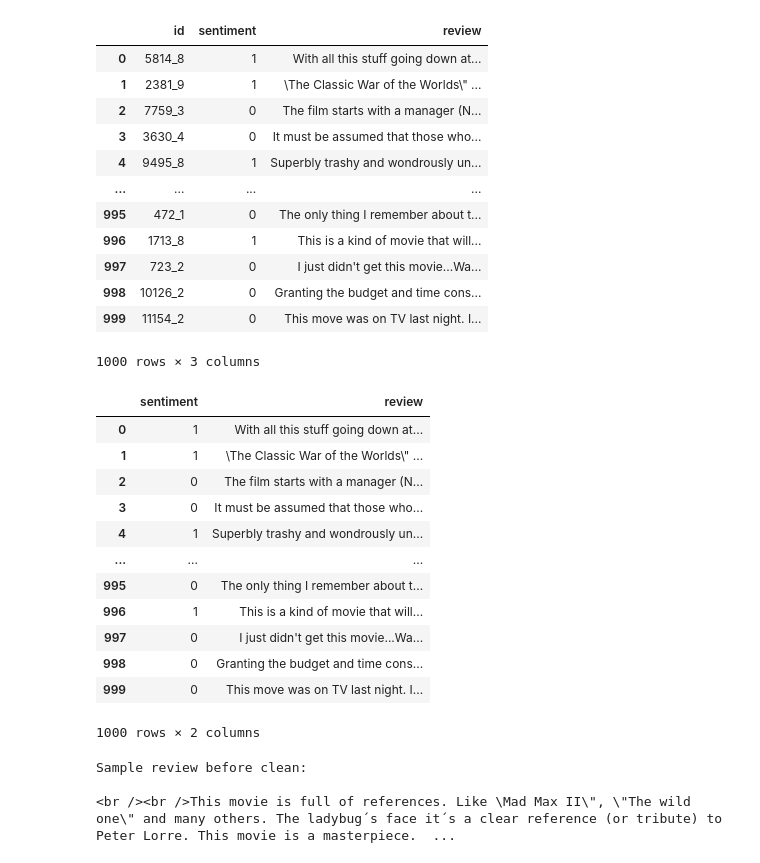
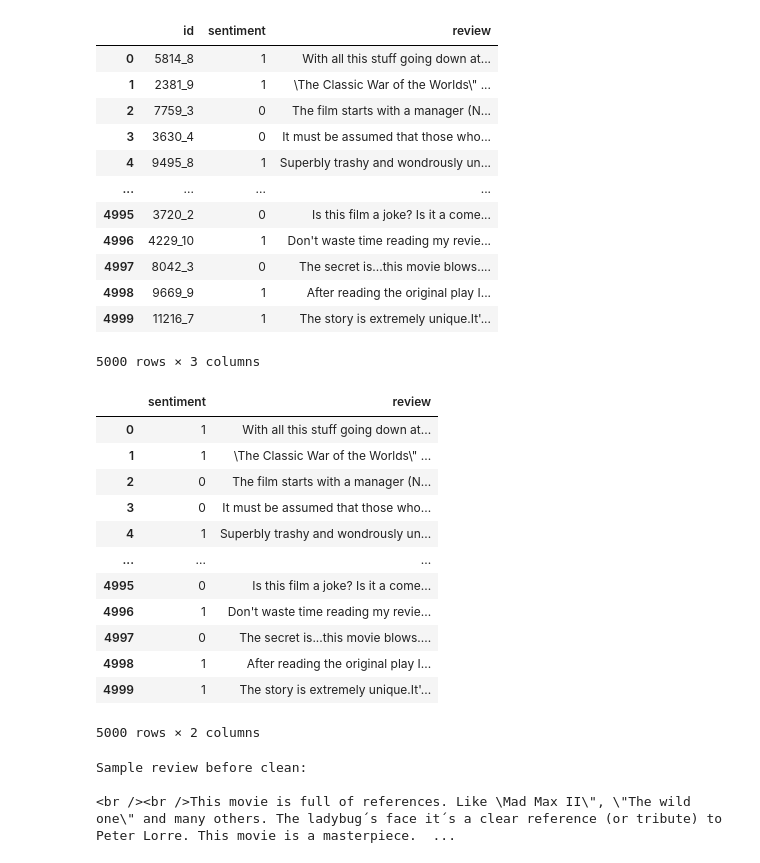
Before and after one commit to buitrbao222/naive-bayes-movie-review, a Jupyter notebook: code.ipynb, the cells around one changed output. Saved outputs shown, nothing was run; the diff lists cells and outputs as text; code cells hidden in the pictures.

```diff
--- a/code.ipynb
+++ b/code.ipynb
@@ -9,22 +9,22 @@ from sklearn.naive_bayes import MultinomialNB
 
 pd.set_option('display.max_rows', 10)
 # %%
-data = pd.read_csv('data.tsv', delimiter='\t', nrows=1000)
+data = pd.read_csv('data.tsv', delimiter='\t', nrows=5000)
 data
 # %% [output]
 |  | id | sentiment | review |
 | 0 | 5814_8 | 1 | With all this stuff going down at... |
 | 1 | 2381_9 | 1 | \The Classic War of the Worlds\" ... |
 | 2 | 7759_3 | 0 | The film starts with a manager (N... |
 | 3 | 3630_4 | 0 | It must be assumed that those who... |
 | 4 | 9495_8 | 1 | Superbly trashy and wondrously un... |
 | ... | ... | ... | ... |
-| 995 | 472_1 | 0 | The only thing I remember about t... |
-| 996 | 1713_8 | 1 | This is a kind of movie that will... |
-| 997 | 723_2 | 0 | I just didn't get this movie...Wa... |
-| 998 | 10126_2 | 0 | Granting the budget and time cons... |
-| 999 | 11154_2 | 0 | This move was on TV last night. I... |
+| 4995 | 3720_2 | 0 | Is this film a joke? Is it a come... |
+| 4996 | 4229_10 | 1 | Don't waste time reading my revie... |
+| 4997 | 8042_3 | 0 | The secret is...this movie blows.... |
+| 4998 | 9669_9 | 1 | After reading the original play I... |
+| 4999 | 11216_7 | 1 | The story is extremely unique.It'... |
-1000 rows × 3 columns
+5000 rows × 3 columns
 # %%
 data = data.drop('id', axis=1)
 data
@@ -36,10 +36,10 @@ data
 | 3 | 0 | It must be assumed that those who... |
 | 4 | 1 | Superbly trashy and wondrously un... |
 | ... | ... | ... |
-| 995 | 0 | The only thing I remember about t... |
-| 996 | 1 | This is a kind of movie that will... |
-| 997 | 0 | I just didn't get this movie...Wa... |
-| 998 | 0 | Granting the budget and time cons... |
-| 999 | 0 | This move was on TV last night. I... |
+| 4995 | 0 | Is this film a joke? Is it a come... |
+| 4996 | 1 | Don't waste time reading my revie... |
+| 4997 | 0 | The secret is...this movie blows.... |
+| 4998 | 1 | After reading the original play I... |
+| 4999 | 1 | The story is extremely unique.It'... |
-1000 rows × 2 columns
+5000 rows × 2 columns
 # %%
```
Also changed, not shown: parts of 12 cells of this notebook.
